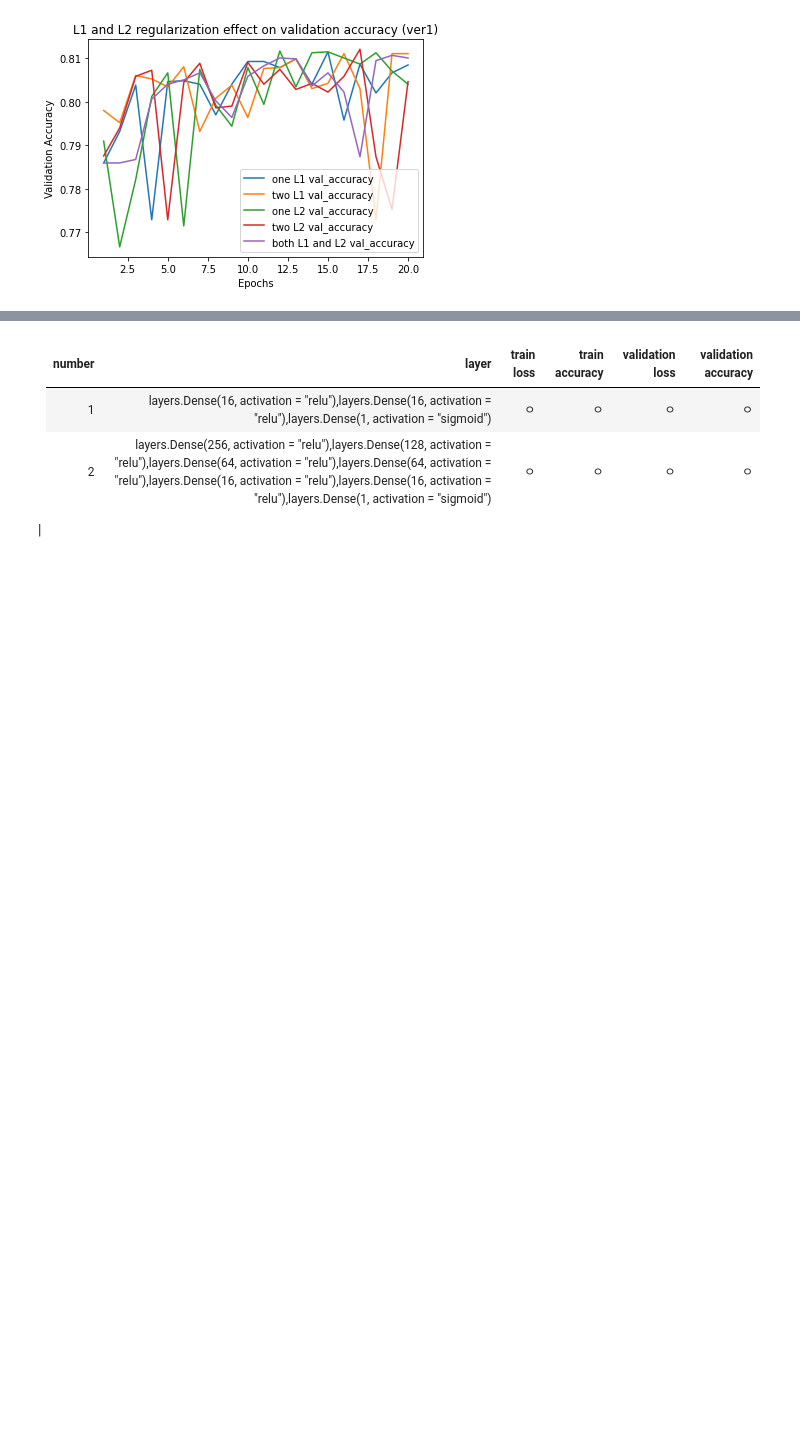
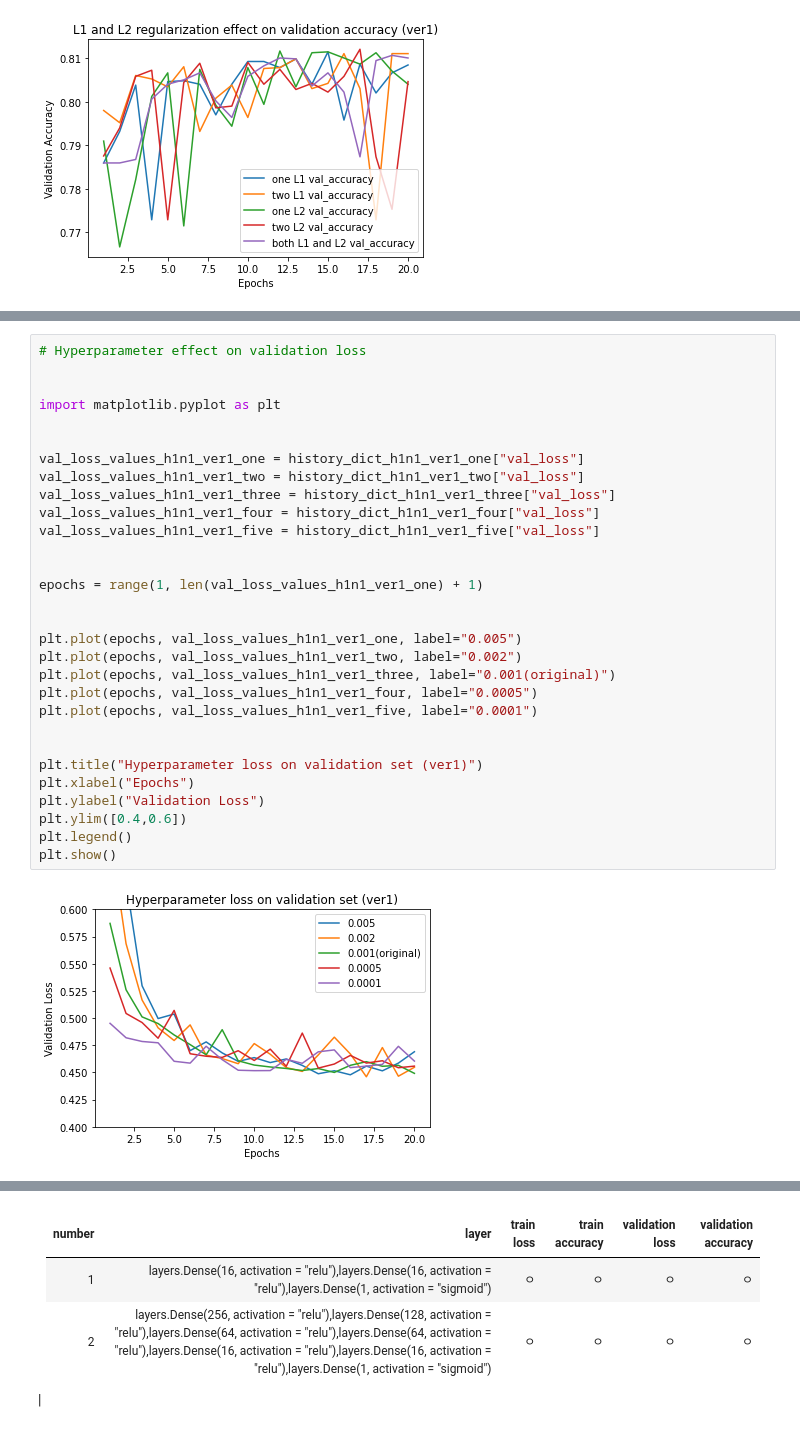
Before and after one commit to mjiii25/22-1_DL, a Jupyter notebook: team-project/modeling-dl.ipynb, the cells around one changed output, grey strips where cells are left out. Saved outputs shown, nothing was run; the diff lists cells and outputs as text; blank space fills up the shorter version.

```diff
--- a/team-project/modeling-dl.ipynb
+++ b/team-project/modeling-dl.ipynb
@@ -807,0 +996,32 @@ plt.show()
+# %%
+# Hyperparameter effect on validation loss
+
+
+import matplotlib.pyplot as plt
+
+
+val_loss_values_h1n1_ver1_one = history_dict_h1n1_ver1_one["val_loss"]
+val_loss_values_h1n1_ver1_two = history_dict_h1n1_ver1_two["val_loss"]
+val_loss_values_h1n1_ver1_three = history_dict_h1n1_ver1_three["val_loss"]
+val_loss_values_h1n1_ver1_four = history_dict_h1n1_ver1_four["val_loss"]
+val_loss_values_h1n1_ver1_five = history_dict_h1n1_ver1_five["val_loss"]
+
+
+epochs = range(1, len(val_loss_values_h1n1_ver1_one) + 1)
+
+
+plt.plot(epochs, val_loss_values_h1n1_ver1_one, label="0.005")
+plt.plot(epochs, val_loss_values_h1n1_ver1_two, label="0.002")
+plt.plot(epochs, val_loss_values_h1n1_ver1_three, label="0.001(original)")
+plt.plot(epochs, val_loss_values_h1n1_ver1_four, label="0.0005")
+plt.plot(epochs, val_loss_values_h1n1_ver1_five, label="0.0001")
+
+
+plt.title("Hyperparameter loss on validation set (ver1)")
+plt.xlabel("Epochs")
+plt.ylabel("Validation Loss")
+plt.ylim([0.4,0.6])
+plt.legend()
+plt.show()
+# %% [output]
+[figure, added]
```
Also changed, not shown: parts of 48 cells of this notebook.
